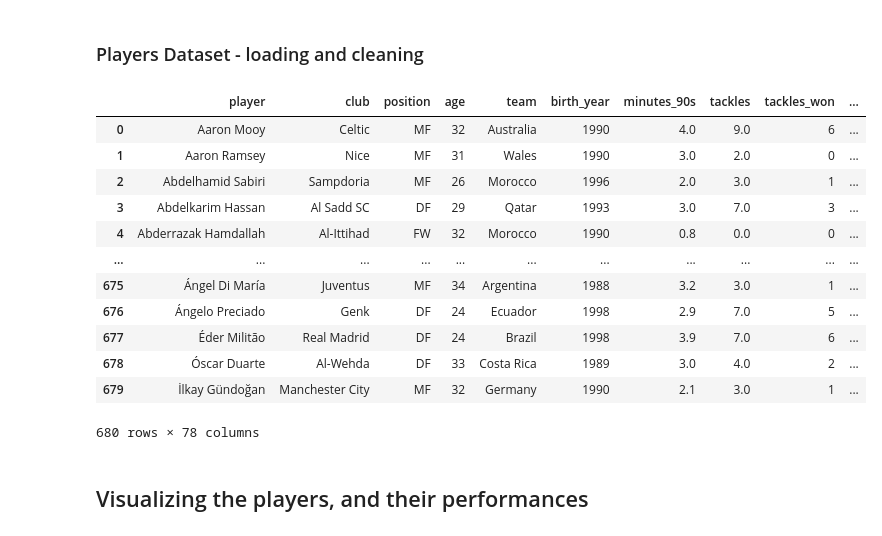
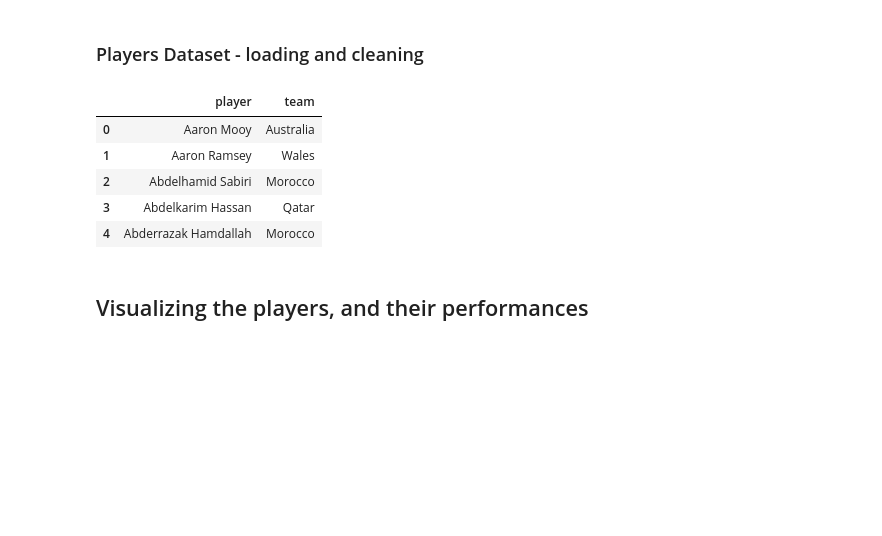
Before and after one commit to ccvale/2022-Qatar-World-Cup-Analysis, a Jupyter notebook: worldcup.ipynb, the cells around one changed output. Saved outputs shown, nothing was run; the diff lists cells and outputs as text; code cells hidden in the pictures; blank space fills up the shorter version.

```diff
--- a/worldcup.ipynb
+++ b/worldcup.ipynb
@@ -387,47 +379,44 @@ This group is much different than Group B; while we can see that we have 2 top 2
 # %%
 players = pd.read_csv('player_stats.csv')
 
 duplicate_columns = ['player', 'club', 'position', 'age', 'team', 'birth_year', 'minutes_90s']
 players = players[duplicate_columns]
 
 keeper_columns = ['position','team','age','club','birth_year','games','games_starts','minutes','minutes_90s']
 
 player_defense = pd.read_csv('player_defense.csv').drop(duplicate_columns[2:], axis=1)
 player_shooting = pd.read_csv('player_shooting.csv').drop(duplicate_columns[2:], axis=1)
+player_stats = pd.read_csv('player_stats.csv')[['player','xg_per90','xg_assist_per90','xg_xg_assist_per90','npxg_per90','npxg_xg_assist_per90','goals_per90','assists_per90','goals_assists_per90']]
 player_possession = pd.read_csv('player_possession.csv').drop(duplicate_columns[2:], axis=1)
 player_keepers = pd.read_csv('player_keepers.csv').drop(keeper_columns, axis=1)
 player_passing = pd.read_csv('player_passing.csv').drop(duplicate_columns[2:], axis=1)
+player_playingtime = pd.read_csv('player_playingtime.csv')[['player', 'minutes','minutes_per_game']]
 
 player_keepers = pd.merge(players.loc[players['position'] == 'GK'], player_keepers, on='player', how='left')
 
 
 # merging all of the above dataframes into one
 players = players.merge(player_defense, on='player')
 players = players.merge(player_shooting, on='player')
 players = players.merge(player_possession, on='player')
 players = players.merge(player_passing, on='player')
+players = players.merge(player_stats, on='player')
+players = players.merge(player_playingtime, on='player')
 
 #players = players.merge(player_keepers, on='player') -> for some reason everything fucks up with keepers added
 
 
 players['age'] = players['age'].astype(str).str[:2].astype(int)
 players['G/A'] = players['goals'] + players['assists']
 
-players
+players[['player', 'team']].head()
 # %% [output]
-|  | player | club | position | age | team | birth_year | minutes_90s | tackles | tackles_won | ... |
-| 0 | Aaron Mooy | Celtic | MF | 32 | Australia | 1990 | 4.0 | 9.0 | 6 | ... |
-| 1 | Aaron Ramsey | Nice | MF | 31 | Wales | 1990 | 3.0 | 2.0 | 0 | ... |
-| 2 | Abdelhamid Sabiri | Sampdoria | MF | 26 | Morocco | 1996 | 2.0 | 3.0 | 1 | ... |
-| 3 | Abdelkarim Hassan | Al Sadd SC | DF | 29 | Qatar | 1993 | 3.0 | 7.0 | 3 | ... |
-| 4 | Abderrazak Hamdallah | Al-Ittihad | FW | 32 | Morocco | 1990 | 0.8 | 0.0 | 0 | ... |
-| ... | ... | ... | ... | ... | ... | ... | ... | ... | ... | ... |
-| 675 | Ángel Di María | Juventus | MF | 34 | Argentina | 1988 | 3.2 | 3.0 | 1 | ... |
-| 676 | Ángelo Preciado | Genk | DF | 24 | Ecuador | 1998 | 2.9 | 7.0 | 5 | ... |
-| 677 | Éder Militão | Real Madrid | DF | 24 | Brazil | 1998 | 3.9 | 7.0 | 6 | ... |
-| 678 | Óscar Duarte | Al-Wehda | DF | 33 | Costa Rica | 1989 | 3.0 | 4.0 | 2 | ... |
-| 679 | İlkay Gündoğan | Manchester City | MF | 32 | Germany | 1990 | 2.1 | 3.0 | 1 | ... |
+|  | player | team |
+| 0 | Aaron Mooy | Australia |
+| 1 | Aaron Ramsey | Wales |
+| 2 | Abdelhamid Sabiri | Morocco |
+| 3 | Abdelkarim Hassan | Qatar |
+| 4 | Abderrazak Hamdallah | Morocco |
-680 rows × 78 columns
 # %% [markdown]
 ## Visualizing the players, and their performances
 # %% [markdown]
```
Also changed, not shown: parts of 43 cells of this notebook, 2 other files.
